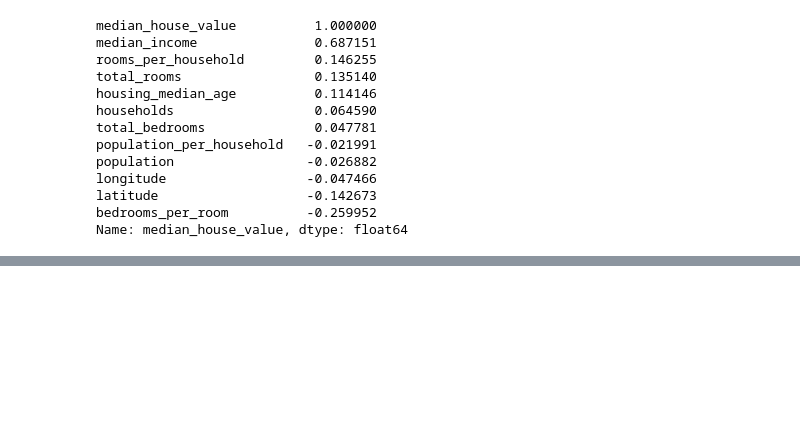
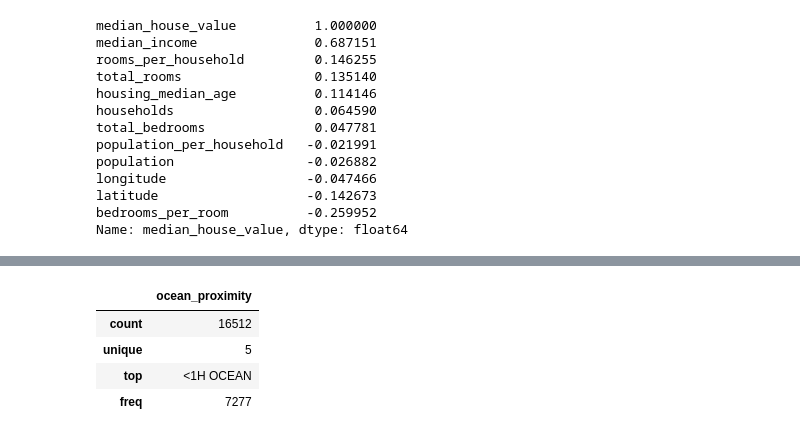
Before and after one commit to ysoo14/HandsOnMachineLearing, a Jupyter notebook: Chap02/Chapter2_Housing(1).ipynb, the cells around one changed output, grey strips where cells are left out. Saved outputs shown, nothing was run; the diff lists cells and outputs as text; code cells hidden in the pictures; blank space fills up the shorter version.

```diff
--- a/Chap02/Chapter2_Housing(1).ipynb
+++ b/Chap02/Chapter2_Housing(1).ipynb
@@ -205,3 +205,6 @@ longitude                  -0.047466
 latitude                   -0.142673
 bedrooms_per_room          -0.259952
 Name: median_house_value, dtype: float64
+# %%
+housing = strat_train_set.drop("median_house_value", axis=1)
+housing_labels = strat_train_set["median_house_value"].copy()
@@ -207,0 +281,9 @@ Name: median_house_value, dtype: float64
+# %%
+housing_cat = housing[["ocean_proximity"]]
+housing_cat.describe()
+# %% [output]
+|  | ocean_proximity |
+| count | 16512 |
+| unique | 5 |
+| top | <1H OCEAN |
+| freq | 7277 |
```
Also changed, not shown: parts of 15 cells of this notebook.
